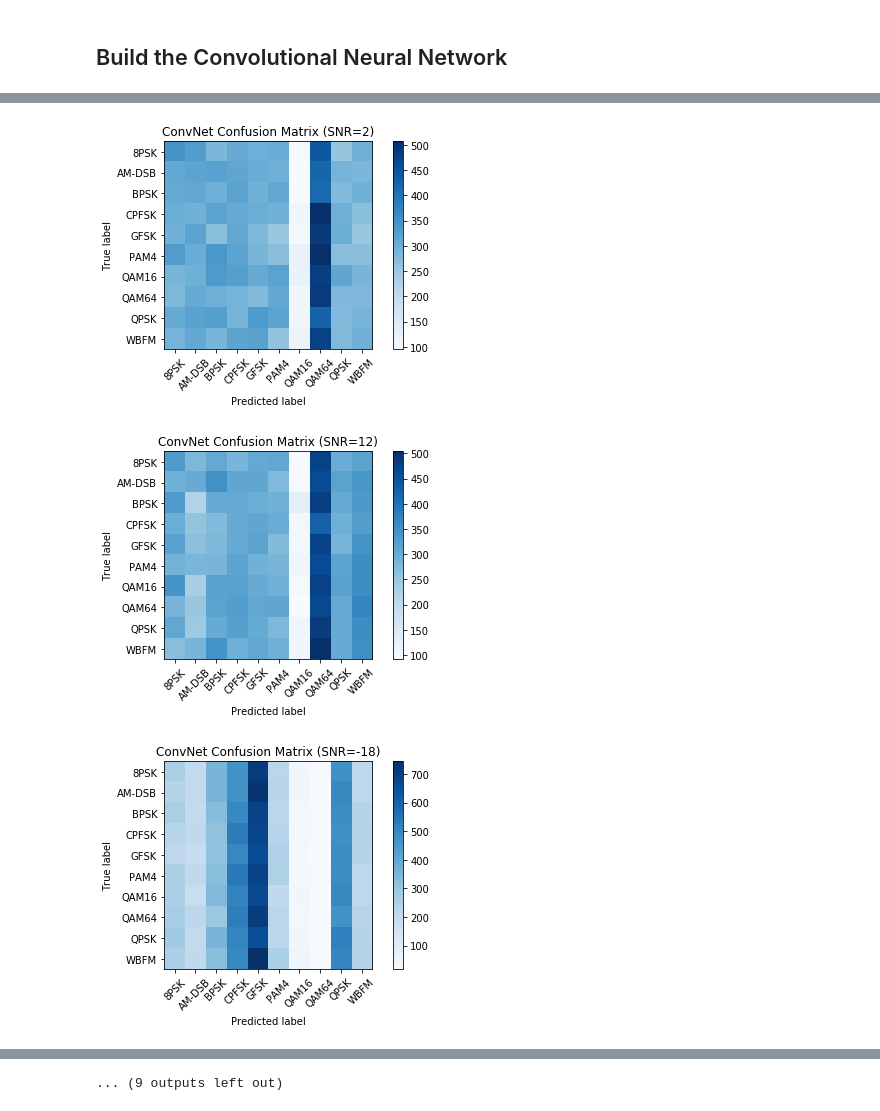
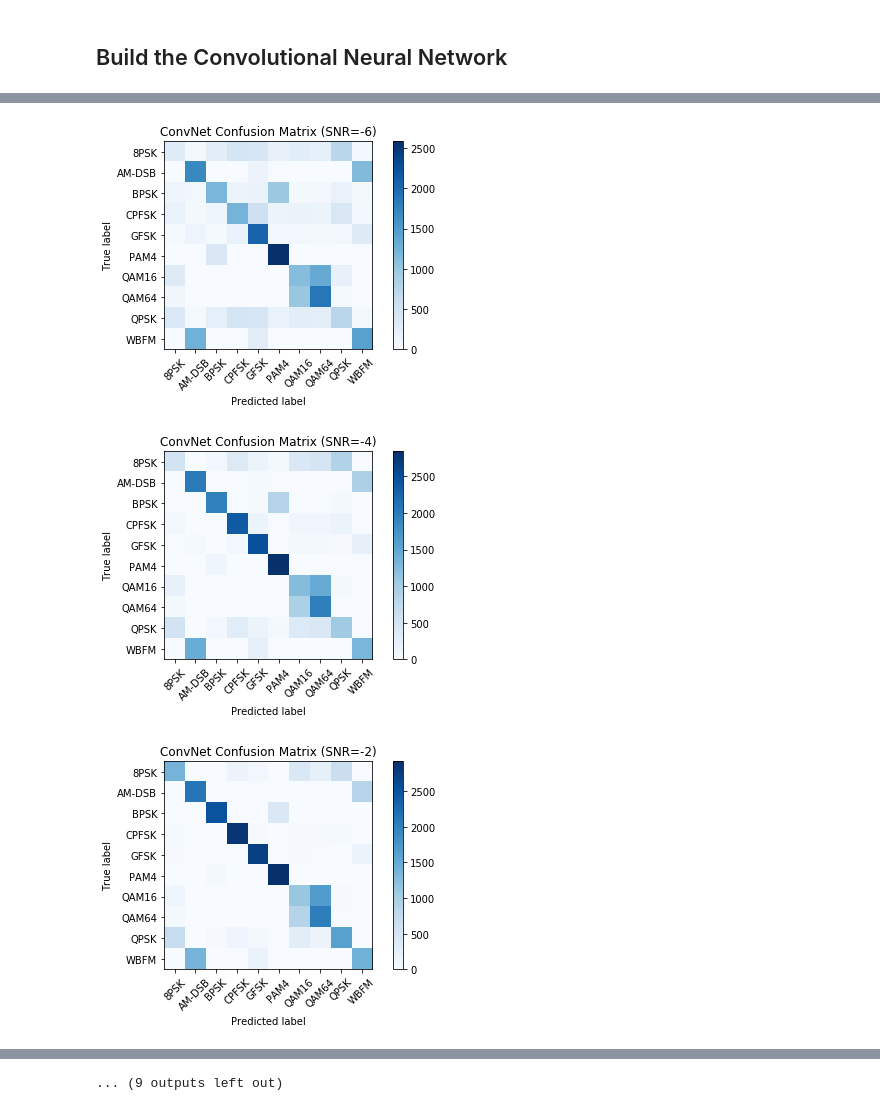
Before and after one commit to MohamedEsssam/Modulation-Recognition, a Jupyter notebook: Modulation_Recognition_CNN.ipynb, the cells around one changed output, grey strips where cells are left out. Saved outputs shown, nothing was run; the diff lists cells and outputs as text; code cells hidden in the pictures.

```diff
--- a/Modulation_Recognition_CNN.ipynb
+++ b/Modulation_Recognition_CNN.ipynb
@@ -42,7 +59,7 @@ number of elements in each feature = 128
 # %% [markdown]
 ## Split the data into 50% for training/validation and 50% for testing.
 # %%
-training_data, test_data, training_labels_snrs, test_labels_snr = train_test_split(dataset, data_labels, test_size = 0.5)
+training_data, test_data, training_labels_snrs, test_labels_snr = train_test_split(dataset, data_labels, test_size = 0.5, random_state = 42, stratify = data_labels)
 
 training_labels = [label[0] for label in training_labels_snrs]
 test_labels = [label[0] for label in test_labels_snr]
@@ -64,16 +80,0 @@ gc.collect()
-# %%
-label_encoder = LabelEncoder()
-onehot_encoder = OneHotEncoder(sparse=False)
-
-
-training_integer_encoded = label_encoder.fit_transform(np.array(training_labels))
-training_integer_encoded = training_integer_encoded.reshape(len(training_integer_encoded), 1)
-training_labels = onehot_encoder.fit_transform(training_integer_encoded)
-
-label_encoder = LabelEncoder()
-onehot_encoder = OneHotEncoder(sparse=False)
-
-
-test_integer_encoded = label_encoder.fit_transform(np.array(test_labels))
-test_integer_encoded = training_integer_encoded.reshape(len(test_integer_encoded), 1)
-test_labels = onehot_encoder.fit_transform(test_integer_encoded)
@@ -86,0 +81,8 @@ In case you used a LabelEncoder before this OneHotEncoder to convert the categor
+# %%
+label_binarizer = preprocessing.LabelBinarizer()
+
+label_binarizer.fit(training_labels)
+training_labels = label_binarizer.transform(training_labels)
+
+label_binarizer.fit(test_labels)
+test_labels = label_binarizer.transform(test_labels)
@@ -197,7 +207,7 @@ plot_confusion_matrix(confusion_matrix, labels = mods)
 # %%
 mods_snrs = np.array(test_labels_snr)
 snrs = mods_snrs[:,1]
-unique_snrs = set(mods_snrs[:,1])
+unique_snrs = sorted(set(mods_snrs[:,1]), key = int)
 # %%
 acc = []
 for snr in unique_snrs:
@@ -220,7 +230,7 @@ for snr in unique_snrs:
     plot_confusion_matrix(confusion_matrix, labels=mods, title="ConvNet Confusion Matrix (SNR=%s)"%(snr))
 
     correct = np.sum(np.diag(confusion_matrix))
-    noncorrect = np.sum(confusion_matrix) - cor
+    noncorrect = np.sum(confusion_matrix) - correct
     print("Overall Accuracy: %f" % (correct / (correct + noncorrect)))
     acc.append(1.0*correct / (correct + noncorrect))
 # %% [output]
@@ -254,3 +264,3 @@ Overall Accuracy: 0.099045
-[figure, old version]
+[figure, new version]
-[figure, old version]
+[figure, new version]
-[figure, old version]
+[figure, new version]
```
Also changed, not shown: parts of 16 cells of this notebook, 1 other file.
